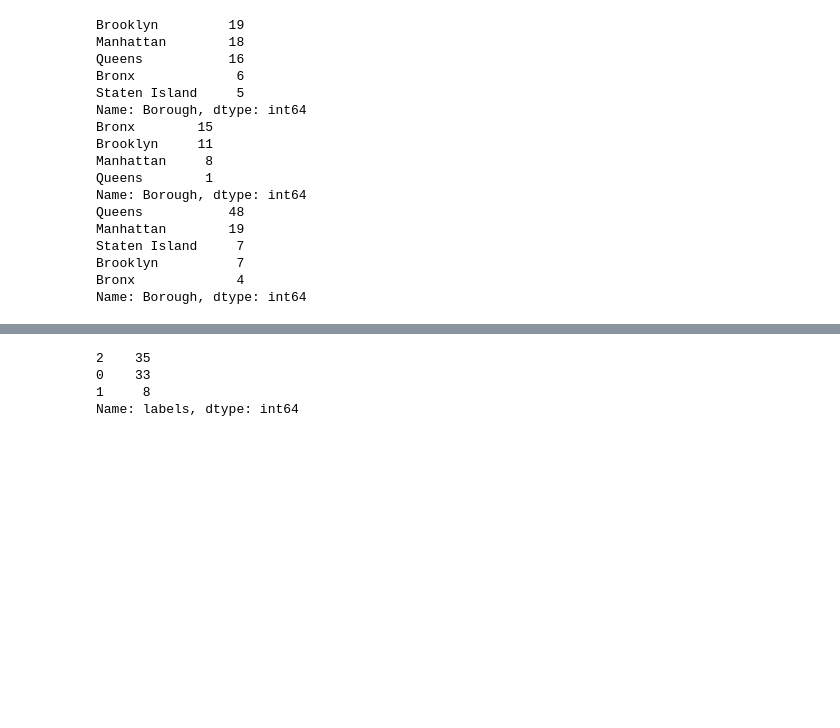
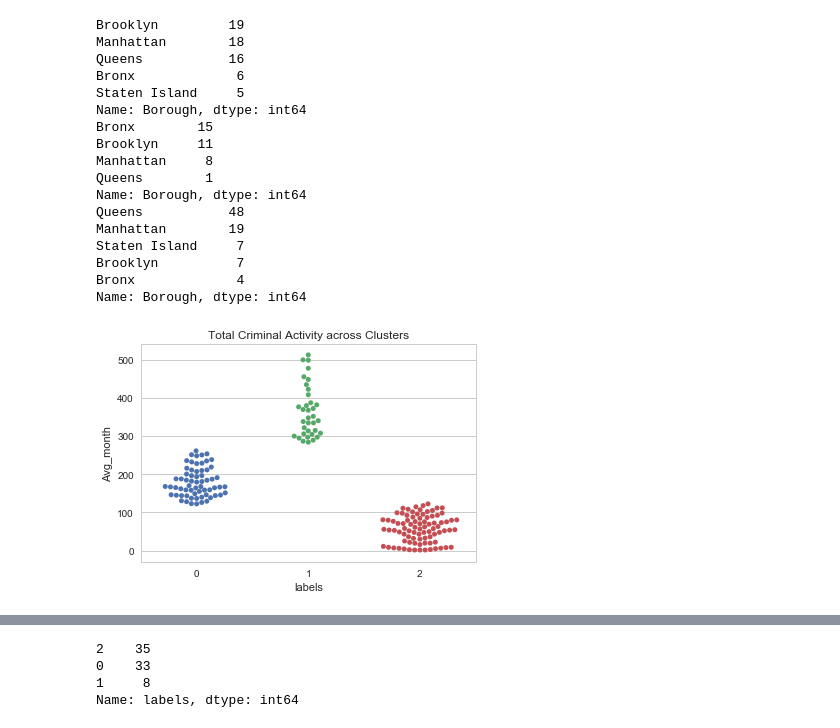
Before and after one commit to noopurP/NBAY6170_project, a Jupyter notebook: aiding_nypd.ipynb, the cells around one changed output, grey strips where cells are left out. Saved outputs shown, nothing was run; the diff lists cells and outputs as text; code cells hidden in the pictures; blank space fills up the shorter version.

```diff
--- a/aiding_nypd.ipynb
+++ b/aiding_nypd.ipynb
@@ -281,3 +256,13 @@ Staten Island     7
 Brooklyn          7
 Bronx             4
 Name: Borough, dtype: int64
+# %%
+# Tests to see if the clusters had segregated well enough and to identify which cluster marks High criminal activity
+
+# 1. Average monthly crime stats
+sns.set(style="whitegrid", color_codes=True)
+sns.swarmplot(x="labels", y="Avg_month", data=zip_df)
+plt.title("Total Criminal Activity across Clusters")
+plt.show()
+# %% [output]
+[figure, added]
```
Also changed, not shown: parts of 22 cells of this notebook.
